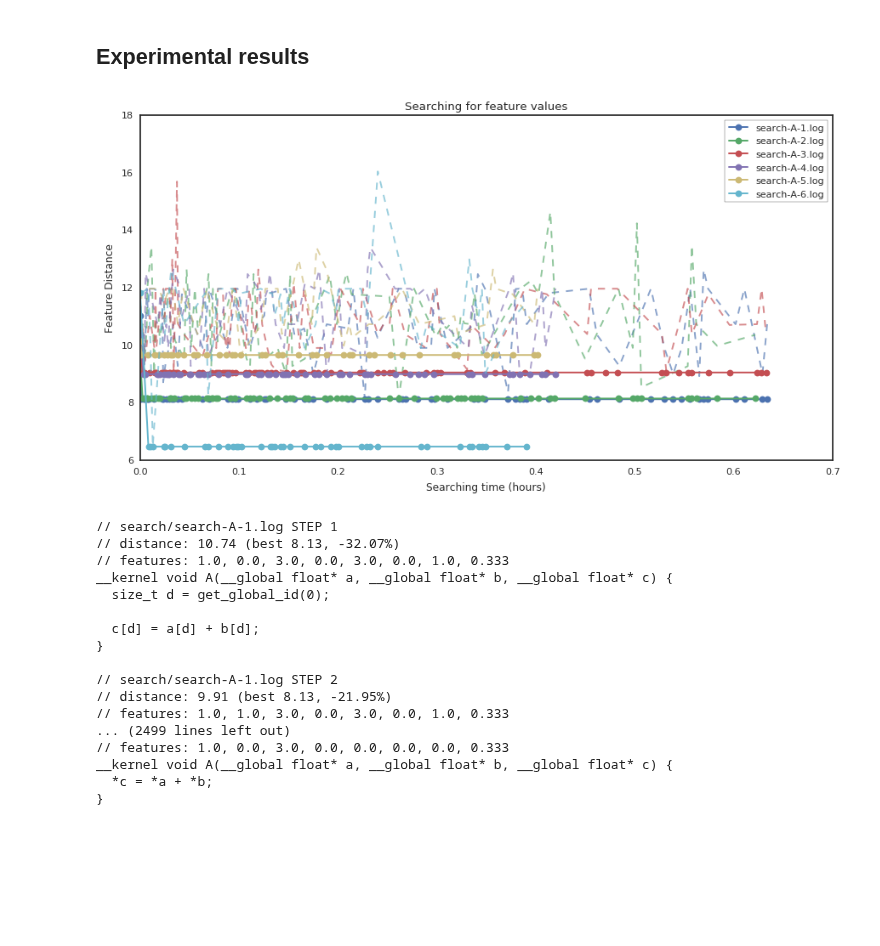
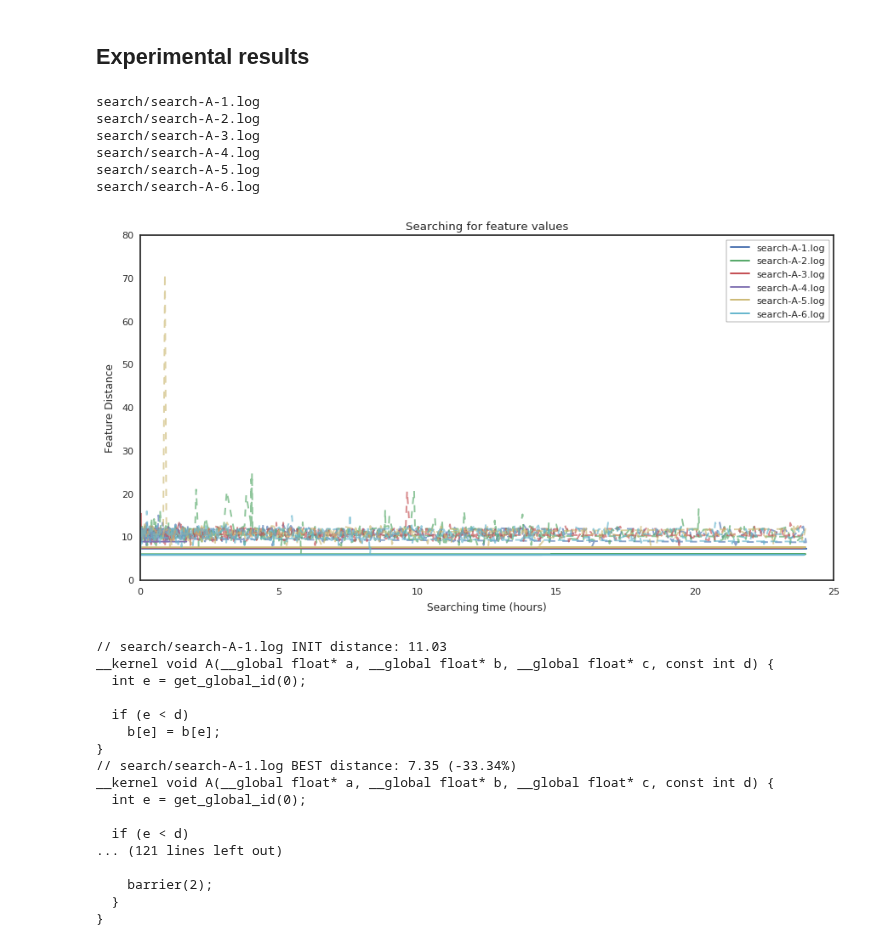
Before and after one commit to ChrisCummins/phd, a Jupyter notebook: lab/clgen/Search.ipynb, the cells around one changed output. Drawn from its saved outputs; the diff is of its cells as text; code cells hidden in the pictures; blank space fills up the shorter version.

Commit message:
lab/clgen: Search results

```diff
--- a/lab/clgen/Search.ipynb
+++ b/lab/clgen/Search.ipynb
@@ -40,70 +40,74 @@ logs = [
     'search/search-A-3.log',
     'search/search-A-4.log',
     'search/search-A-5.log',
     'search/search-A-6.log',
 ]
 
 for log in logs:
+    print(log)
     data = clgen.load_json_file(log)
     start_time = datetime.strptime(data[0]['date'], '%Y-%m-%d %H:%M:%S')
     dates = [0]
     bests = [data[0]['data']['distance']]
     distances = [data[0]['data']['distance']]
     for entry in data:
-        if entry.get("name") == "step":
+        if entry.get("name") == "step" and not entry['data'].get("step_back"):
             timestamp = datetime.strptime(entry['date'], '%Y-%m-%d %H:%M:%S')
             time = (timestamp - start_time).seconds / 60 / 60
             dates.append(time)
             bests.append(entry['data']['best']['distance'])
             distances.append(entry['data']['distance'])
 
-    line, = plt.plot(dates, bests, label=fs.basename(log), marker='o')
-    plt.plot(dates, distances,
-             alpha=.65, color=line.get_color(), linestyle='--')
+    line, = plt.plot(dates, bests, label=fs.basename(log))
+    plt.plot(dates, distances, alpha=.65, color=line.get_color(), linestyle='--')
 
 ax = plt.gca()
 plt.legend(loc='upper right')
 ax.get_legend().set_title("")
 ax.get_legend().draw_frame(True)
 
 plt.title("Searching for feature values")
 plt.xlabel("Searching time (hours)")
 plt.ylabel("Feature Distance")
 viz.finalise(figsize=(9, 5))
 # %% [output]
+search/search-A-1.log
+search/search-A-2.log
+search/search-A-3.log
+search/search-A-4.log
+search/search-A-5.log
+search/search-A-6.log
-[figure, old version]
+[figure, new version]
 # %%
 for log in logs:
     data = clgen.load_json_file(log)
     i = 0
-    for entry in data:
-        if entry.get("name") == "step":
-            i += 1
+    start_code = data[0]['data']["start_code"]
+    start_distance = data[0]['data']["distance"]
+    best_distance = data[-1]['data']['best']['distance']
+    best_code = data[-1]['data']['best']['code']
 
-            print("//", log, "STEP", i)
-            distance = entry['data']['distance']
-            best = entry['data']['best']['distance']
-            diff = 1 - distance / best
-            print("// distance: {:.2f} (best {:.2f}, {:.2f}%)".format(
-                      distance, best, diff * 100))
-            print("// features:", entry['data']['features'])
-            print(entry['data']['code'])
-            print()
+    diff = 1 - (best_distance / start_distance)
+    print("//", log, "INIT distance: {:.2f}".format(start_distance))
+    print(start_code)
+    print("//", log, "BEST distance: {:.2f} ({:.2f}%)".format(best_distance, -diff * 100))
+    print(best_code)
+    print()
 # %% [output]
-// search/search-A-1.log STEP 1
-// distance: 10.74 (best 8.13, -32.07%)
-// features: 1.0, 0.0, 3.0, 0.0, 3.0, 0.0, 1.0, 0.333
-__kernel void A(__global float* a, __global float* b, __global float* c) {
-  size_t d = get_global_id(0);
+// search/search-A-1.log INIT distance: 11.03
+__kernel void A(__global float* a, __global float* b, __global float* c, const int d) {
+  int e = get_global_id(0);
 
-  c[d] = a[d] + b[d];
+  if (e < d)
+    b[e] = b[e];
 }
+// search/search-A-1.log BEST distance: 7.35 (-33.34%)
+__kernel void A(__global float* a, __global float* b, __global float* c, const int d) {
+  int e = get_global_id(0);
 
-// search/search-A-1.log STEP 2
-// distance: 9.91 (best 8.13, -21.95%)
-// features: 1.0, 1.0, 3.0, 0.0, 3.0, 0.0, 1.0, 0.333
-... (2499 lines left out)
-// features: 1.0, 0.0, 3.0, 0.0, 0.0, 0.0, 0.0, 0.333
-__kernel void A(__global float* a, __global float* b, __global float* c) {
-  *c = *a + *b;
+  if (e < d)
+... (121 lines left out)
+
+    barrier(2);
+  }
 }
```
